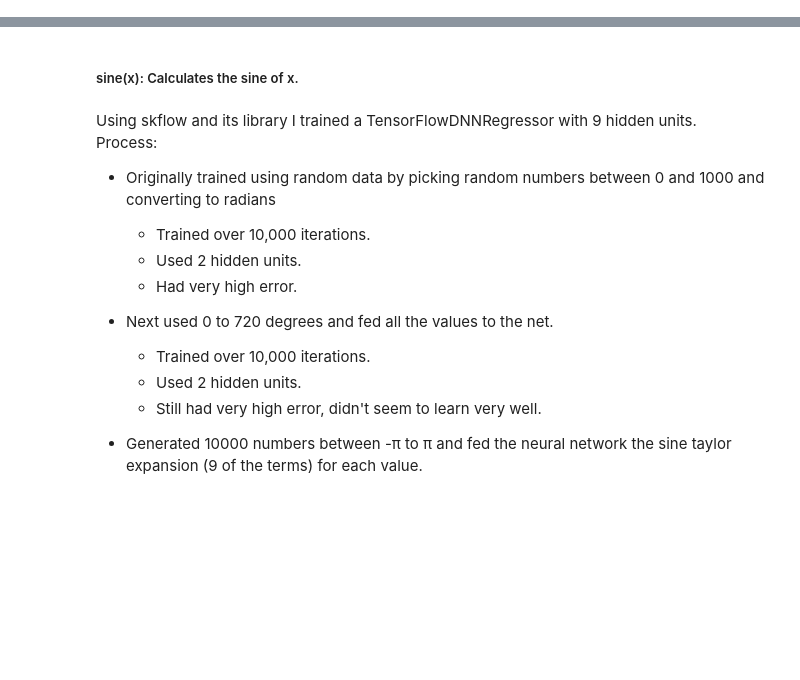
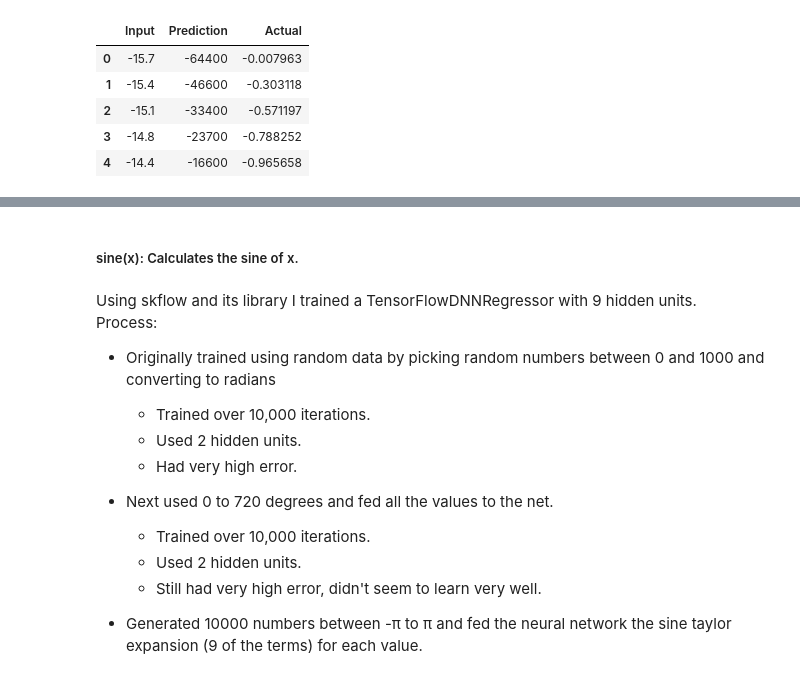
Before and after one commit to derrowap/MA490-MachineLearning-FinalProject, a Jupyter notebook: SineReport.ipynb, the cells around one changed output, grey strips where cells are left out. Saved outputs shown, nothing was run; the diff lists cells and outputs as text; code cells hidden in the pictures; blank space fills up the shorter version.

```diff
--- a/SineReport.ipynb
+++ b/SineReport.ipynb
@@ -31,0 +12,13 @@ show(fig)
+# %%
+df['Actual'] = np.zeros(100)
+for i in range(100):
+    df['Actual'].values[i] = np.sin(df['Input'].values[i])
+
+df.head()
+# %% [output]
+|  | Input | Prediction | Actual |
+| 0 | -15.7 | -64400 | -0.007963 |
+| 1 | -15.4 | -46600 | -0.303118 |
+| 2 | -15.1 | -33400 | -0.571197 |
+| 3 | -14.8 | -23700 | -0.788252 |
+| 4 | -14.4 | -16600 | -0.965658 |
```
Also changed, not shown: parts of 4 cells of this notebook.
